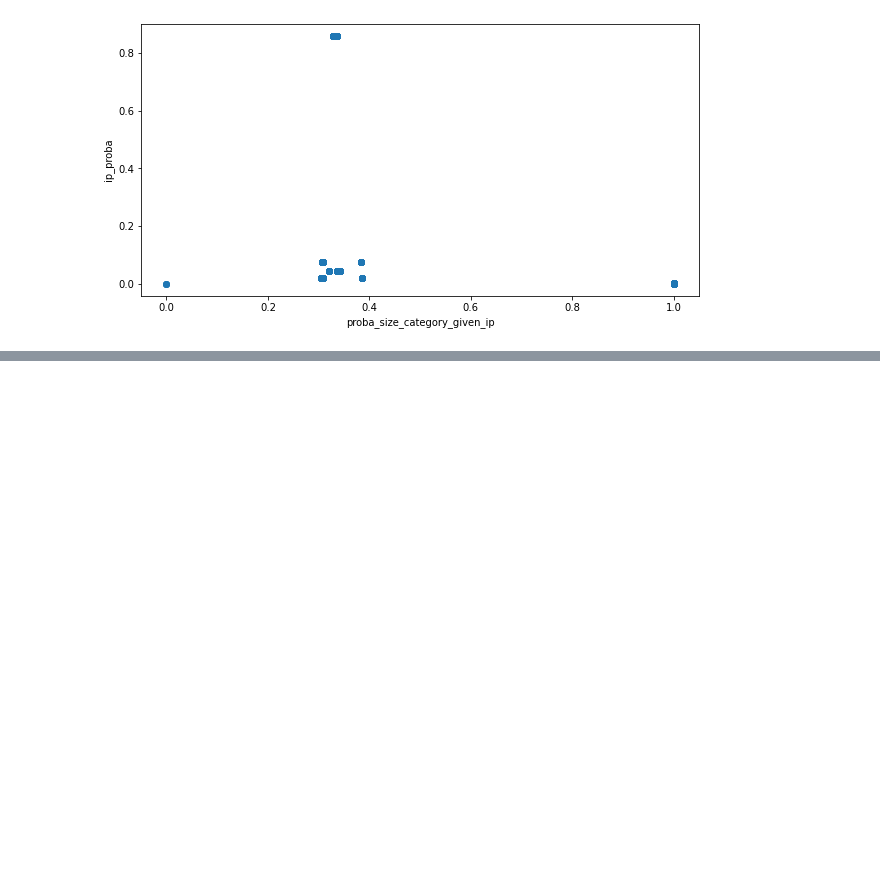
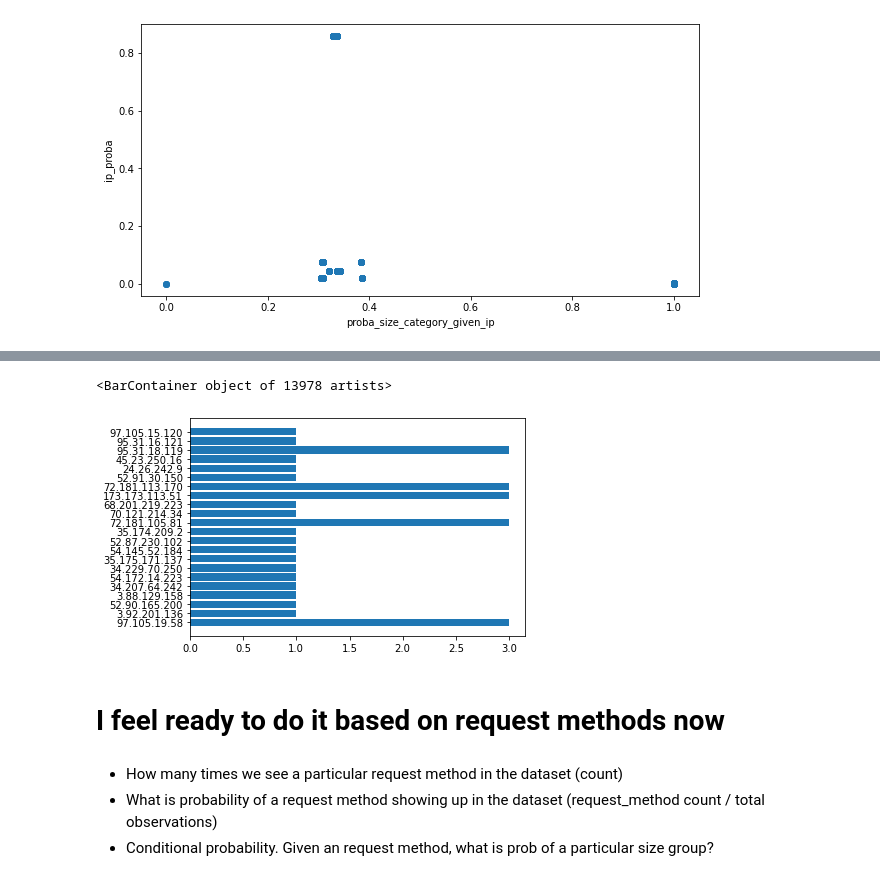
Before and after one commit to annah-vu/anomaly-detection-exercises, a Jupyter notebook: discrete_anomaly_detection.ipynb, the cells around one changed output, grey strips where cells are left out. Cells and saved outputs as stored; diff of their text form; code cells hidden in the pictures; blank space fills up the shorter version.

```diff
--- a/discrete_anomaly_detection.ipynb
+++ b/discrete_anomaly_detection.ipynb
@@ -290,0 +336,11 @@ Text(0, 0.5, 'ip_proba')
+# %%
+plt.barh(df.ip, df.size_mb_bin)
+# %% [output]
+<BarContainer object of 13978 artists>
+[figure, added]
+# %% [markdown]
+# I feel ready to do it based on request methods now
+# %% [markdown]
+- How many times we see a particular request method in the dataset (count)
+- What is probability of a request method showing up in the dataset (request_method count / total observations)
+- Conditional probability. Given an request method, what is prob of a particular size group?
```
Also changed, not shown: parts of 30 cells of this notebook.
